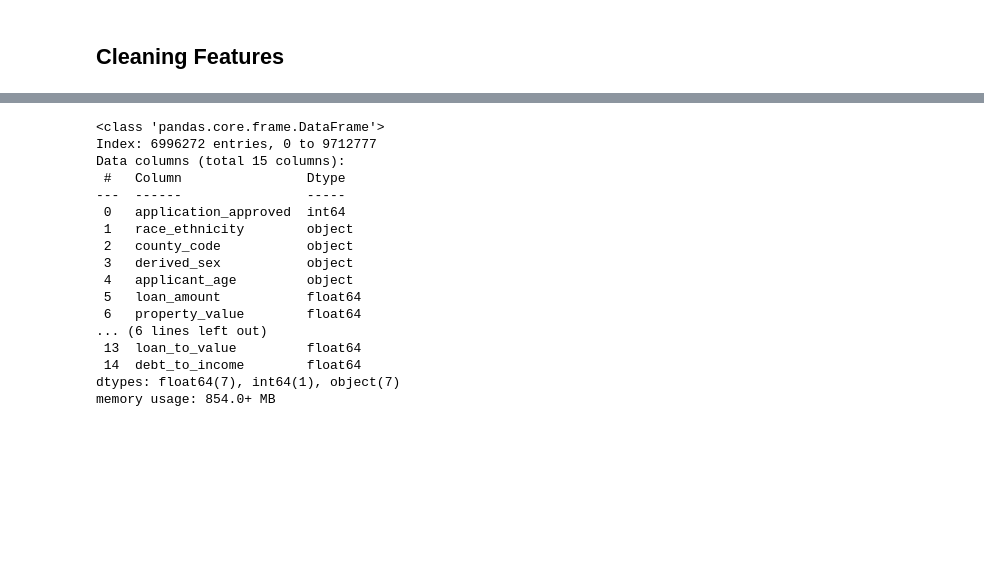
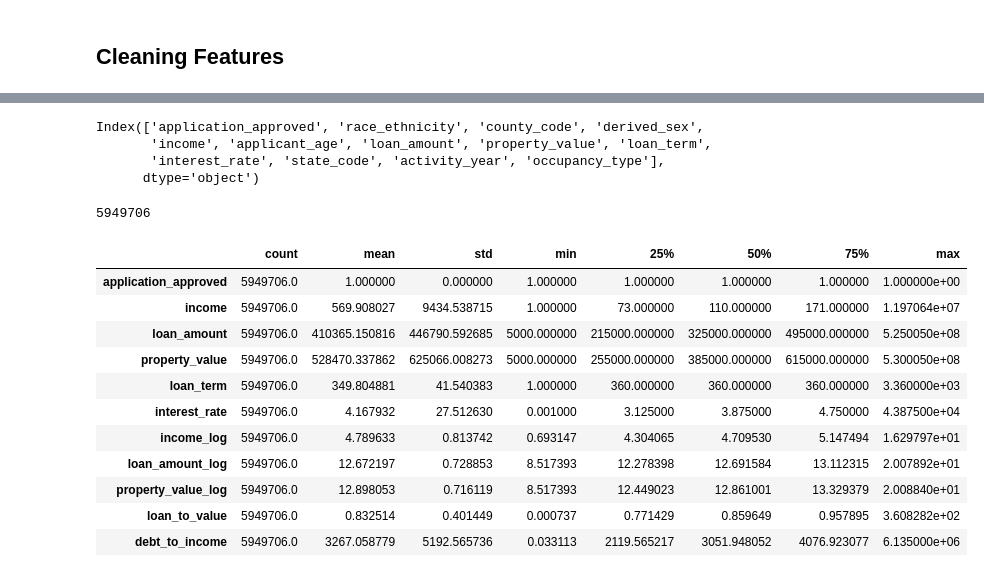
Before and after one commit to CoralLemons/Mortgage-Analysis-Project, a Jupyter notebook: Code/05_HMDA_ModelingDataPrep.ipynb, the cells around one changed output, grey strips where cells are left out. Saved outputs shown, nothing was run; the diff lists cells and outputs as text; code cells hidden in the pictures; blank space fills up the shorter version.

```diff
--- a/Code/05_HMDA_ModelingDataPrep.ipynb
+++ b/Code/05_HMDA_ModelingDataPrep.ipynb
@@ -116,44 +108,62 @@ df_selected_small = df_selected.loc[:, ['application_approved', 'race_ethnicity'
+# %%
+df.columns
+# %% [output]
+Index(['application_approved', 'race_ethnicity', 'county_code', 'derived_sex',
+       'income', 'applicant_age', 'loan_amount', 'property_value', 'loan_term',
+       'interest_rate', 'state_code', 'activity_year', 'occupancy_type'],
+      dtype='object')
 # %%
-# Remove negative income
-df_selected_small = df_selected_small[df_selected_small.loc[:,'income']>0]
+# Remove negative ammounts
+df = df[df.loc[:,'income']>0]
 
+df = df[df.loc[:,'property_value']>0]
+df = df[df['interest_rate']>0]
+
+df = df[df['loan_term']>0]
 #Normalized Income
 
 # Apply log transformation using numpy's log1p function
-df_selected_small['income_log'] = np.log1p(df_selected_small['income'])
-
-df_selected_small = df_selected_small[df_selected_small.loc[:,'income']>0]
+df['income_log'] = np.log1p(df['income'])
 
 # Convert the 'loan_amount' column to float64
-df_selected_small['loan_amount'] = df_selected_small['loan_amount'].astype('float64')
+df['loan_amount'] = df['loan_amount'].astype('float64')
 
-df_selected_small['interest_rate'] = df_selected_small['interest_rate'].astype('float64')
+# Apply log transformation using numpy's log1p function
+df['loan_amount_log'] = np.log1p(df['loan_amount'])
 
-df_selected_small['loan_term'] = df_selected_small['loan_term'].astype('float64')
+# Convert the 'loan_amount' column to float64
+df['property_value'] = df['property_value'].astype('float64')
+
+# Apply log transformation using numpy's log1p function
+df['property_value_log'] = np.log1p(df['property_value'])
+
+df['interest_rate'] = df['interest_rate'].astype('float64')
+
+df['loan_term'] = df['loan_term'].astype('float64')
 
 
-df_selected_small['loan_to_value'] = df_selected_small['loan_amount'] / df_selected_small['property_value']
+df['loan_to_value'] = df['loan_amount'] / df['property_value']
 
-df_selected_small['debt_to_income'] = df_selected_small['loan_amount'] / df_selected_small['income']
+df['debt_to_income'] = df['loan_amount'] / df['income']
 
-df_selected_small.drop(['income'], axis=1, inplace=True)
+#df.drop(['income', 'loan_amount', 'property_value'], axis=1, inplace=True)
+
+# size of dataset
+len(df)
+# %% [output]
+5949706
-# %%
-df_selected_small.info()
-# %% [output]
-<class 'pandas.core.frame.DataFrame'>
-Index: 6996272 entries, 0 to 9712777
-Data columns (total 15 columns):
- #   Column                Dtype
----  ------                -----
- 0   application_approved  int64
- 1   race_ethnicity        object
- 2   county_code           object
- 3   derived_sex           object
- 4   applicant_age         object
- 5   loan_amount           float64
- 6   property_value        float64
-... (6 lines left out)
- 13  loan_to_value         float64
- 14  debt_to_income        float64
-dtypes: float64(7), int64(1), object(7)
-memory usage: 854.0+ MB
+# %%
+df.describe().T
+# %% [output]
+|  | count | mean | std | min | 25% | 50% | 75% | max |
+| application_approved | 5949706.0 | 1.000000 | 0.000000 | 1.000000 | 1.000000 | 1.000000 | 1.000000 | 1.000000e+00 |
+| income | 5949706.0 | 569.908027 | 9434.538715 | 1.000000 | 73.000000 | 110.000000 | 171.000000 | 1.197064e+07 |
+| loan_amount | 5949706.0 | 410365.150816 | 446790.592685 | 5000.000000 | 215000.000000 | 325000.000000 | 495000.000000 | 5.250050e+08 |
+| property_value | 5949706.0 | 528470.337862 | 625066.008273 | 5000.000000 | 255000.000000 | 385000.000000 | 615000.000000 | 5.300050e+08 |
+| loan_term | 5949706.0 | 349.804881 | 41.540383 | 1.000000 | 360.000000 | 360.000000 | 360.000000 | 3.360000e+03 |
+| interest_rate | 5949706.0 | 4.167932 | 27.512630 | 0.001000 | 3.125000 | 3.875000 | 4.750000 | 4.387500e+04 |
+| income_log | 5949706.0 | 4.789633 | 0.813742 | 0.693147 | 4.304065 | 4.709530 | 5.147494 | 1.629797e+01 |
+| loan_amount_log | 5949706.0 | 12.672197 | 0.728853 | 8.517393 | 12.278398 | 12.691584 | 13.112315 | 2.007892e+01 |
+| property_value_log | 5949706.0 | 12.898053 | 0.716119 | 8.517393 | 12.449023 | 12.861001 | 13.329379 | 2.008840e+01 |
+| loan_to_value | 5949706.0 | 0.832514 | 0.401449 | 0.000737 | 0.771429 | 0.859649 | 0.957895 | 3.608282e+02 |
+| debt_to_income | 5949706.0 | 3267.058779 | 5192.565736 | 0.033113 | 2119.565217 | 3051.948052 | 4076.923077 | 6.135000e+06 |
```
Also changed, not shown: parts of 21 cells of this notebook.
